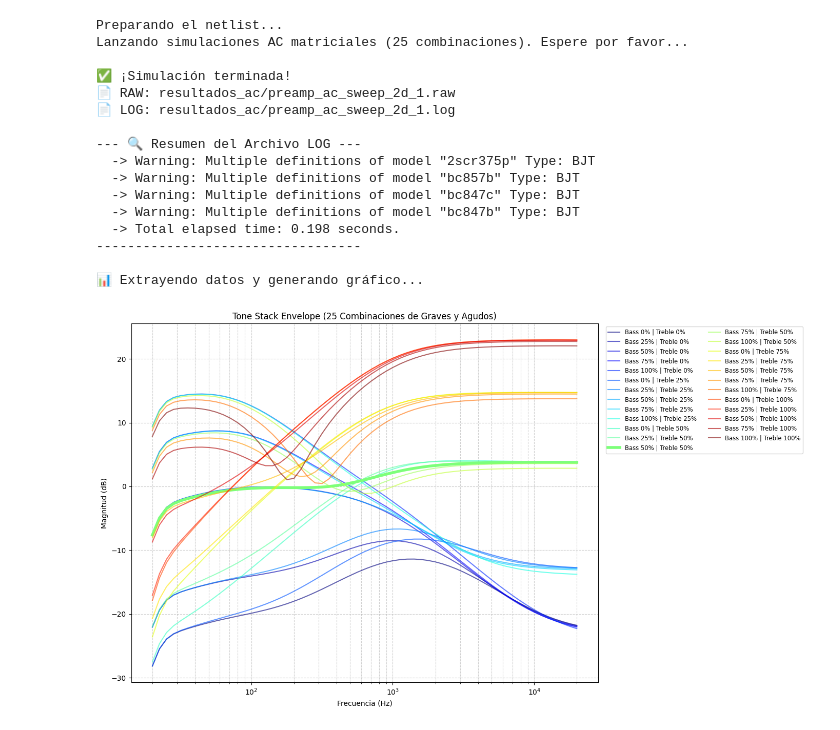
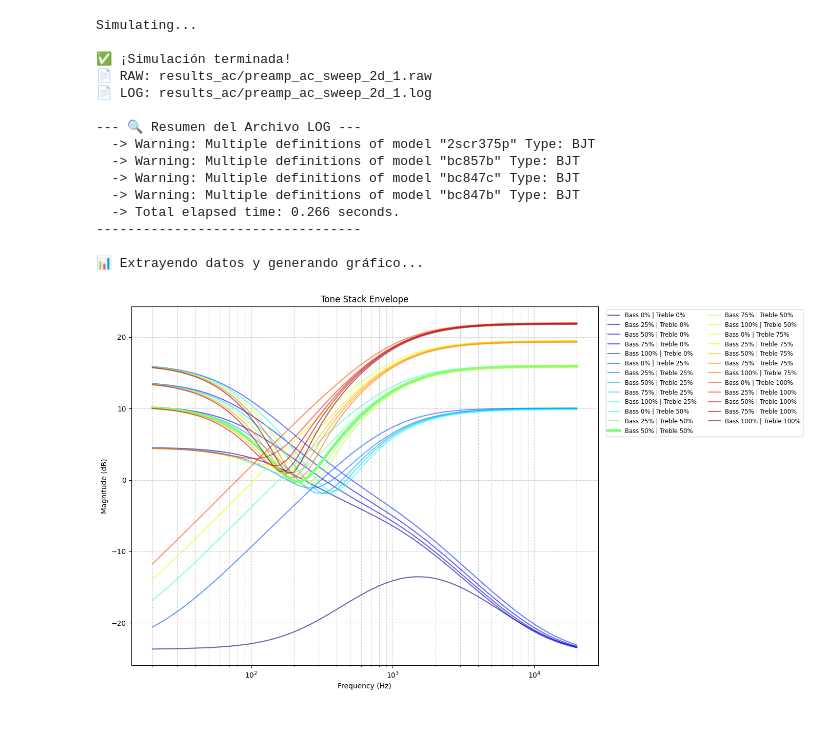
Before and after one commit to electrucio/electrucio_updates, a Jupyter notebook: guitar_preamplifier/scripts/spicelib_experiments.ipynb, the cells around one changed output. Drawn from its saved outputs; the diff is of its cells as text; code cells hidden in the pictures.

```diff
--- a/guitar_preamplifier/scripts/spicelib_experiments.ipynb
+++ b/guitar_preamplifier/scripts/spicelib_experiments.ipynb
@@ -155,8 +29,7 @@ import numpy as np
 import shutil
 import os
 
-# Vaciar la carpeta de resultados viejos antes de simular
-results_dir = './resultados_ac'
+results_dir = './results_ac'
 if os.path.exists(results_dir):
     shutil.rmtree(results_dir) # Borra la carpeta y todo su contenido
 os.makedirs(results_dir)       # La vuelve a crear vacía y limpia
@@ -165,40 +38,30 @@ os.makedirs(results_dir)       # La vuelve a crear vacía y limpia
 class MacLTspice(LTspice):
     spice_exe = ['/Applications/LTspice.app/Contents/MacOS/LTspice']
 
-print("Preparando el netlist...")
-netlist = SpiceEditor("preamp-backup.net")
+netlist = SpiceEditor("../schematics/redcircuits_design/red_circuits_design.net")
+netlist.remove_component('V1')
 
-# 1) Eliminar componentes e instrucciones problemáticas de audio/transitorios
-netlist.remove_component('V1')
-netlist.remove_component('B1')
-netlist.remove_component('B2')
-try:
-    netlist.remove_instruction('.wave "output.wav" 16 22.05k V(B1)')
-except Exception:
-    pass
-
-# 2) LIMPIEZA MÁGICA: Eliminar cualquier línea en blanco antes de añadir nada
+# spicelib seems to be buggy! empty lines are problematic
 netlist.netlist = [x for x in netlist.netlist if x.strip()]
 
-# 3) Añadir las nuevas instrucciones AC sobre un terreno limpio
+
 netlist.add_instruction("V_AC IN 0 AC 1")
 netlist.add_instruction(".ac dec 20 20 20k")
 
-# Segunda limpieza de seguridad por si el '.ac' borró un '.tran' y dejó un hueco
+# I need to add this from time to time
 netlist.netlist = [x for x in netlist.netlist if x.strip()]
 
-# Añadir los barridos de parámetros
 netlist.add_instruction(".step param bass list 0 0.25 0.5 0.75 1")
 netlist.add_instruction(".step param treble list 0 0.25 0.5 0.75 1")
 
-# 4) Congelar los demás potenciómetros
-netlist.set_parameters(vol=1.0, drive=0.5)
 
-# Guardar y simular
+netlist.set_parameters(vol=1.0, brightness=0.0, drive=0.0)  # no need to set in_amplitude or in_freq, we are in .ac mode
+
+
 netlist.save_netlist("preamp_ac_sweep_2d.net")
-print("Lanzando simulaciones AC matriciales (25 combinaciones). Espere por favor...")
+print("Simulating...")
 
-runner = SimRunner(simulator=MacLTspice, output_folder='./resultados_ac')
+runner = SimRunner(simulator=MacLTspice, output_folder='./results_ac')
 runner.run("preamp_ac_sweep_2d.net")
 
 # El bucle 'for' actuará como bloqueante natural hasta que LTspice termine
@@ -257,39 +120,38 @@ for raw_path, log_path in runner:
         b_pct = int(b_val * 100)
         t_pct = int(t_val * 100)
 
         # Estilos: destacar la curva central (50/50)
         grosor = 4 if (b_pct == 50 and t_pct == 50) else 1.5
         alpha_val = 1.0 if (b_pct == 50 and t_pct == 50) else 0.6
 
         plt.plot(freq, v_out_db, label=f'Bass {b_pct}% | Treble {t_pct}%',
                  color=colores[i], linewidth=grosor, alpha=alpha_val)
 
     # Configuración visual del gráfico principal
-    plt.title("Tone Stack Envelope (25 Combinaciones de Graves y Agudos)")
-    plt.xlabel("Frecuencia (Hz)")
-    plt.ylabel("Magnitud (dB)")
+    plt.title("Tone Stack Envelope")
+    plt.xlabel("Frequency (Hz)")
+    plt.ylabel("Magnitude (dB)")
     plt.xscale('log')
     plt.grid(True, which='both', linestyle='--', alpha=0.6)
 
     # Leyenda fuera del área de ploteo
     plt.legend(bbox_to_anchor=(1.01, 1), loc='upper left', fontsize='small', ncol=2)
     plt.tight_layout()
     plt.show()
 # %% [output]
-Preparando el netlist...
-Lanzando simulaciones AC matriciales (25 combinaciones). Espere por favor...
+Simulating...
 
 ✅ ¡Simulación terminada!
-📄 RAW: resultados_ac/preamp_ac_sweep_2d_1.raw
-📄 LOG: resultados_ac/preamp_ac_sweep_2d_1.log
+📄 RAW: results_ac/preamp_ac_sweep_2d_1.raw
+📄 LOG: results_ac/preamp_ac_sweep_2d_1.log
 
 --- 🔍 Resumen del Archivo LOG ---
   -> Warning: Multiple definitions of model "2scr375p" Type: BJT
   -> Warning: Multiple definitions of model "bc857b" Type: BJT
   -> Warning: Multiple definitions of model "bc847c" Type: BJT
   -> Warning: Multiple definitions of model "bc847b" Type: BJT
-  -> Total elapsed time: 0.198 seconds.
+  -> Total elapsed time: 0.266 seconds.
 ----------------------------------
 
 📊 Extrayendo datos y generando gráfico...
-[figure, old version]
+[figure, new version]
```
Also changed, not shown: parts of 8 cells of this notebook.
